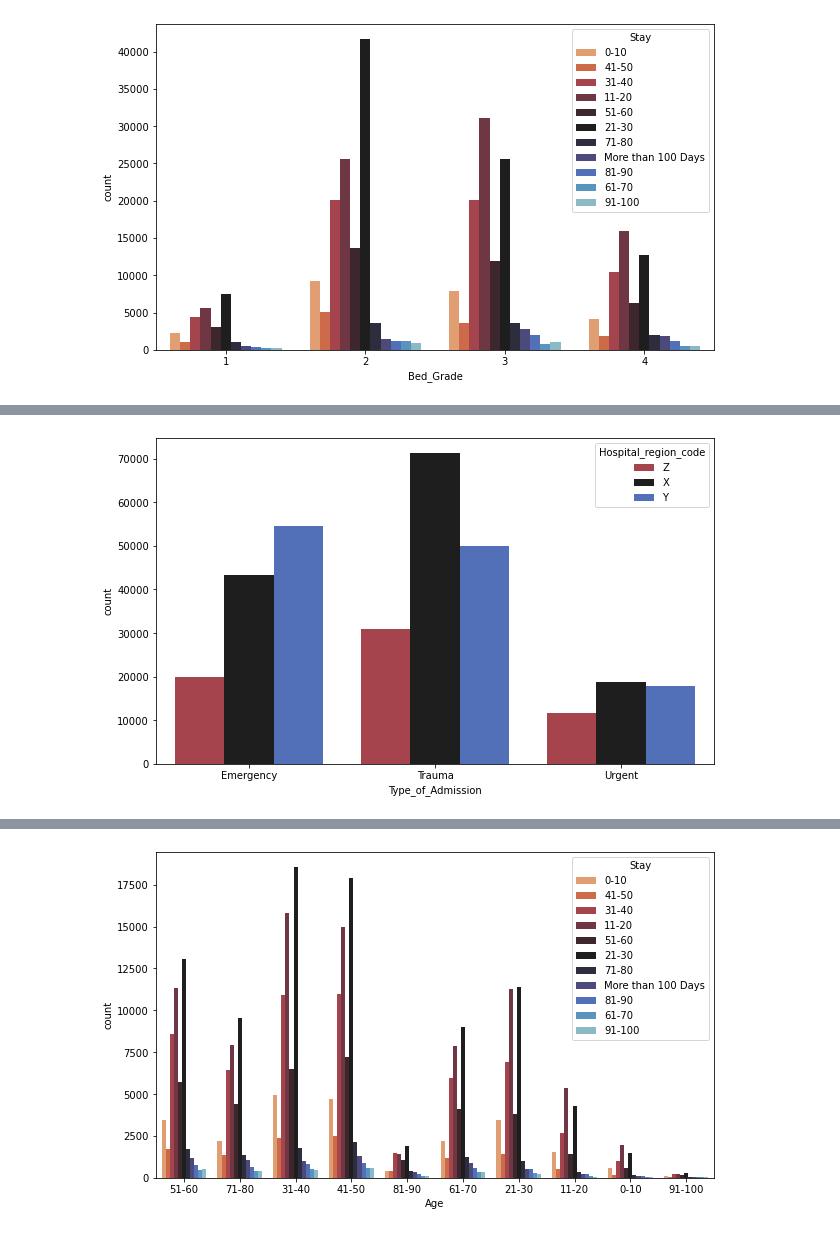
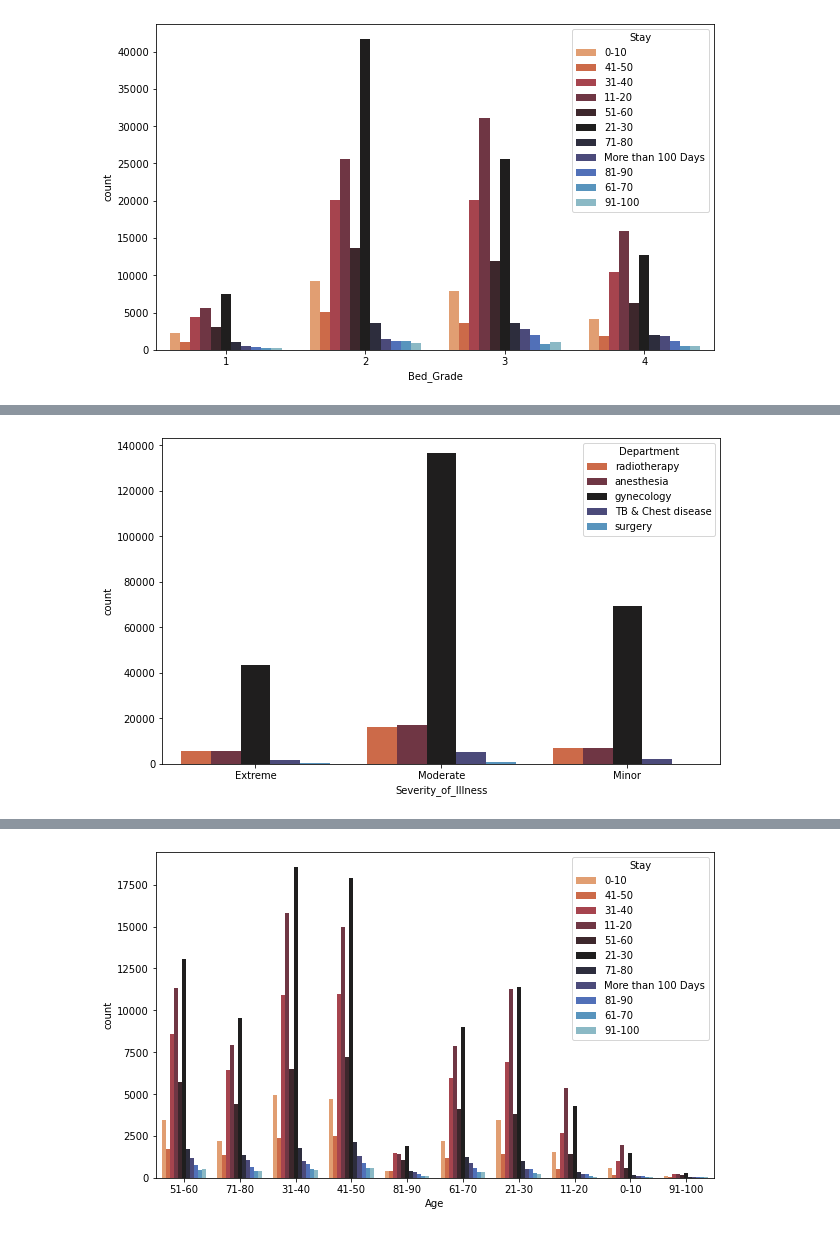
Before and after one commit to HopeFrost/hospital_stay_classifcation, a Jupyter notebook: 1_cleaning_and_EDA.ipynb, the cells around one changed output, grey strips where cells are left out. Drawn from its saved outputs; the diff is of its cells as text; code cells hidden in the pictures.

```diff
--- a/1_cleaning_and_EDA.ipynb
+++ b/1_cleaning_and_EDA.ipynb
@@ -366,4 +409,4 @@ countplot('Bed_Grade', hue= 'Hospital_region_code')
 # %%
-countplot('Type_of_Admission', hue='Hospital_region_code')
+countplot('Severity_of_Illness', hue='Department')
 # %% [output]
-[figure, old version]
+[figure, new version]
```
Also changed, not shown: parts of 47 cells of this notebook.
